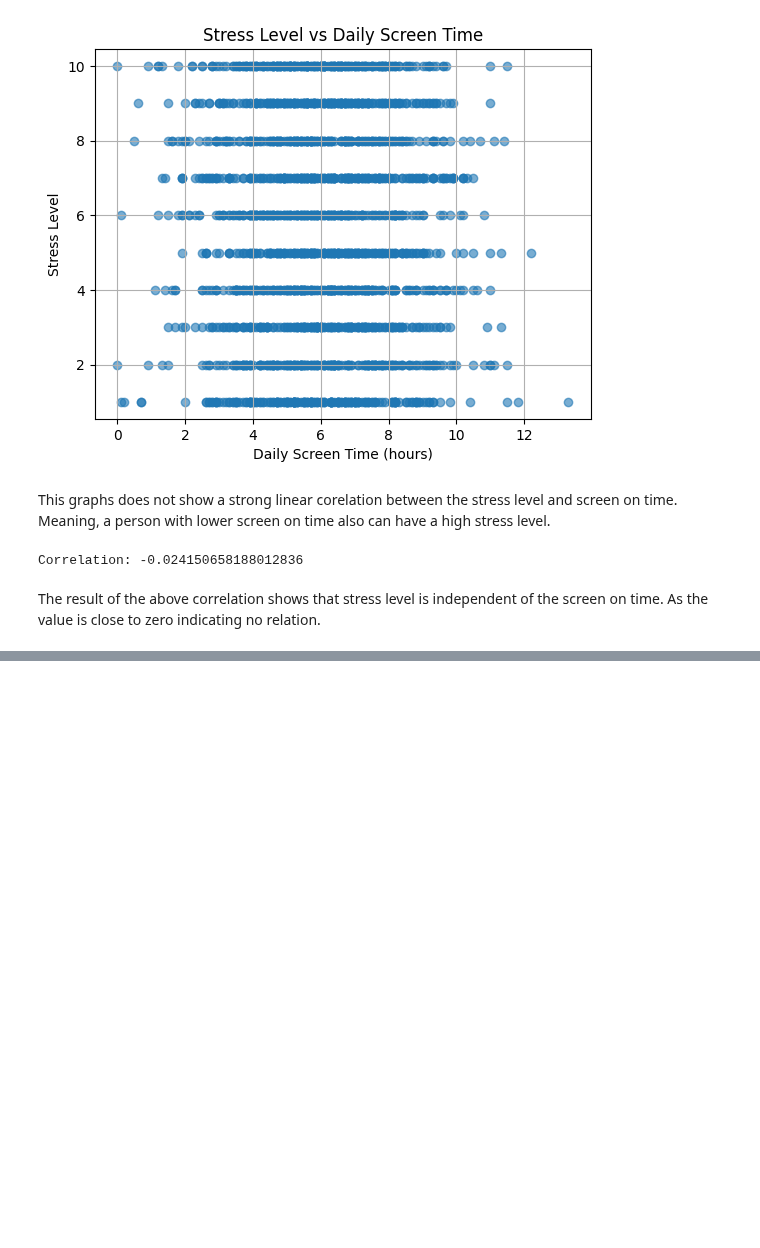
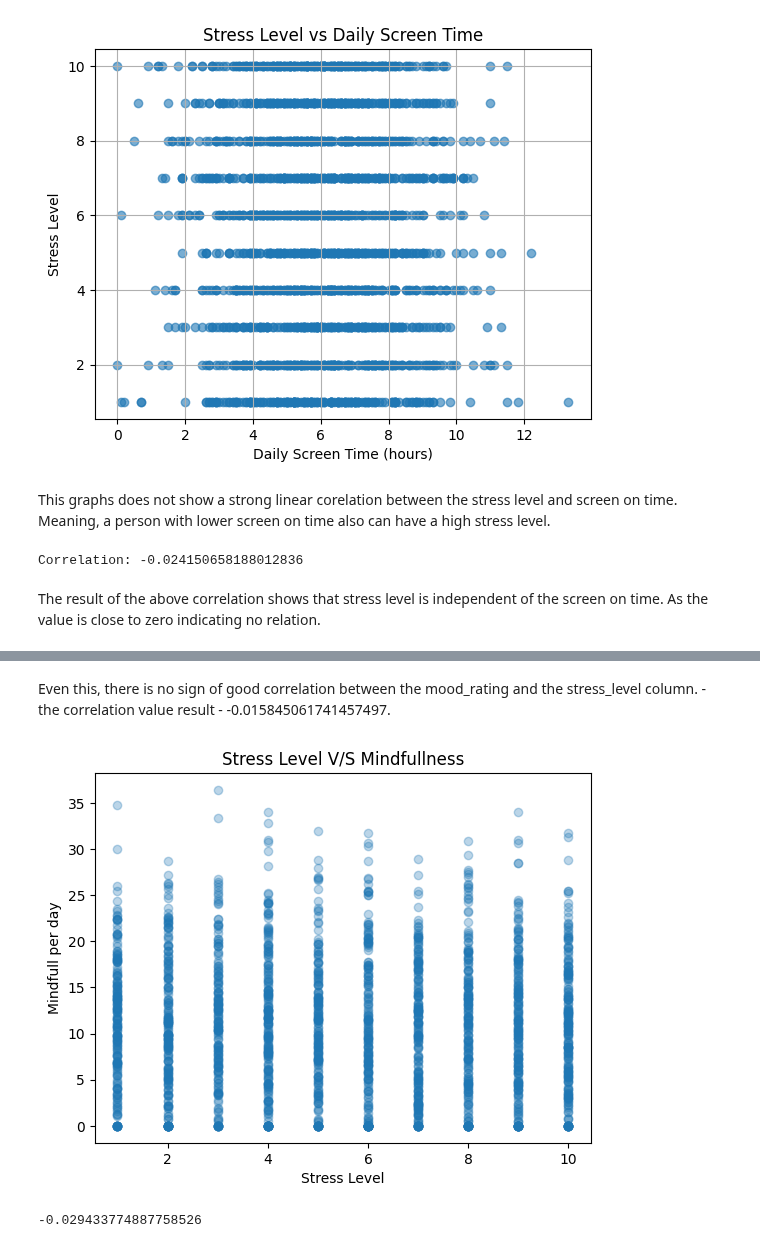
Before and after one commit to GENTLEW1ND/Python, a Jupyter notebook: screen-on-time-on-mental-health.ipynb, the cells around one changed output, grey strips where cells are left out. Drawn from its saved outputs; the diff is of its cells as text; code cells hidden in the pictures; blank space fills up the shorter version.

```diff
--- a/screen-on-time-on-mental-health.ipynb
+++ b/screen-on-time-on-mental-health.ipynb
@@ -175,0 +190,15 @@ The result of the above correlation shows that stress level is independent of th
+# %% [markdown]
+Even this, there is no sign of good correlation between the mood_rating and the stress_level column. - the correlation value result - -0.015845061741457497.
+# %%
+plt.scatter(data['stress_level'], data['mindfulness_minutes_per_day'],alpha=0.3)
+plt.xlabel('Stress Level')
+plt.ylabel('Mindfull per day')
+plt.title('Stress Level V/S Mindfullness')
+plt.show()
+# %% [output]
+[figure, added]
+# %%
+corr = data['stress_level'].corr(data['mindfulness_minutes_per_day'])
+print(corr)
+# %% [output]
+-0.029433774887758526
```
Also changed, not shown: parts of 2 cells of this notebook.
